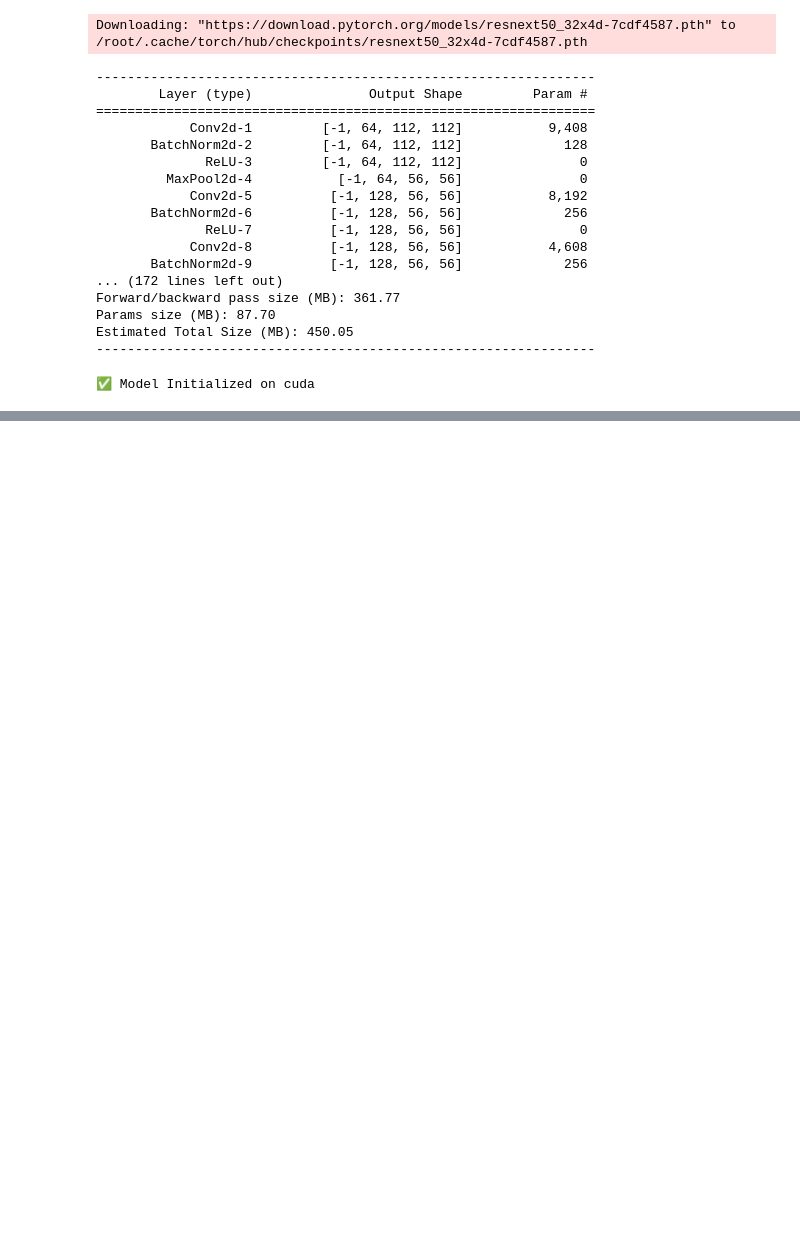
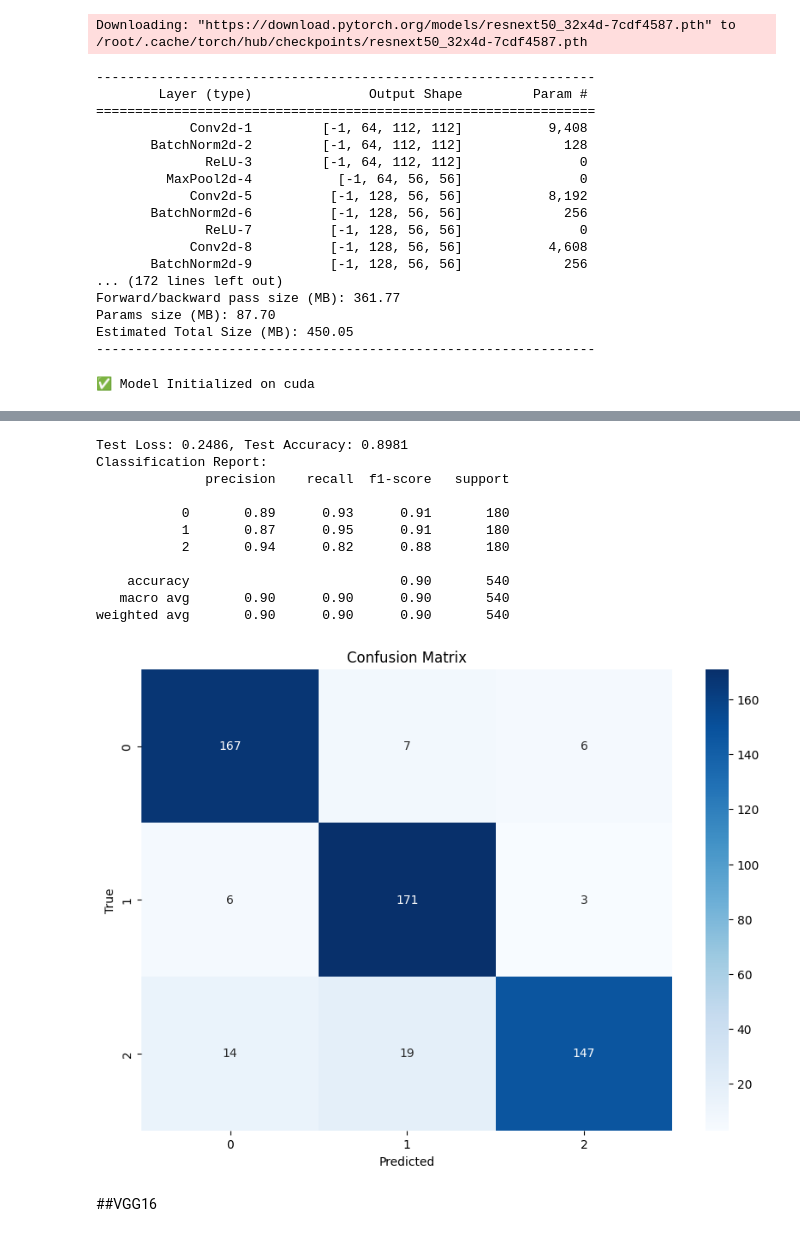
Before and after one commit to alirzx/Knee-Osteoarthritis-Detection-Using-YOLO, a Jupyter notebook: knee_osteoarthritis_classification.ipynb, the cells around one changed output, grey strips where cells are left out. Cells and saved outputs as stored; diff of their text form; code cells hidden in the pictures; blank space fills up the shorter version.

```diff
--- a/knee_osteoarthritis_classification.ipynb
+++ b/knee_osteoarthritis_classification.ipynb
@@ -1341,0 +1623,17 @@ Epoch 16/25
+# %%
+test_model(model, test_loader, loss_fn, device, num_classes=3)
+# %% [output]
+Test Loss: 0.2486, Test Accuracy: 0.8981
+Classification Report:
+              precision    recall  f1-score   support
+
+           0       0.89      0.93      0.91       180
+           1       0.87      0.95      0.91       180
+           2       0.94      0.82      0.88       180
+
+    accuracy                           0.90       540
+   macro avg       0.90      0.90      0.90       540
+weighted avg       0.90      0.90      0.90       540
+[figure, added]
+# %% [markdown]
+##VGG16
```
Also changed, not shown: parts of 14 cells of this notebook.
